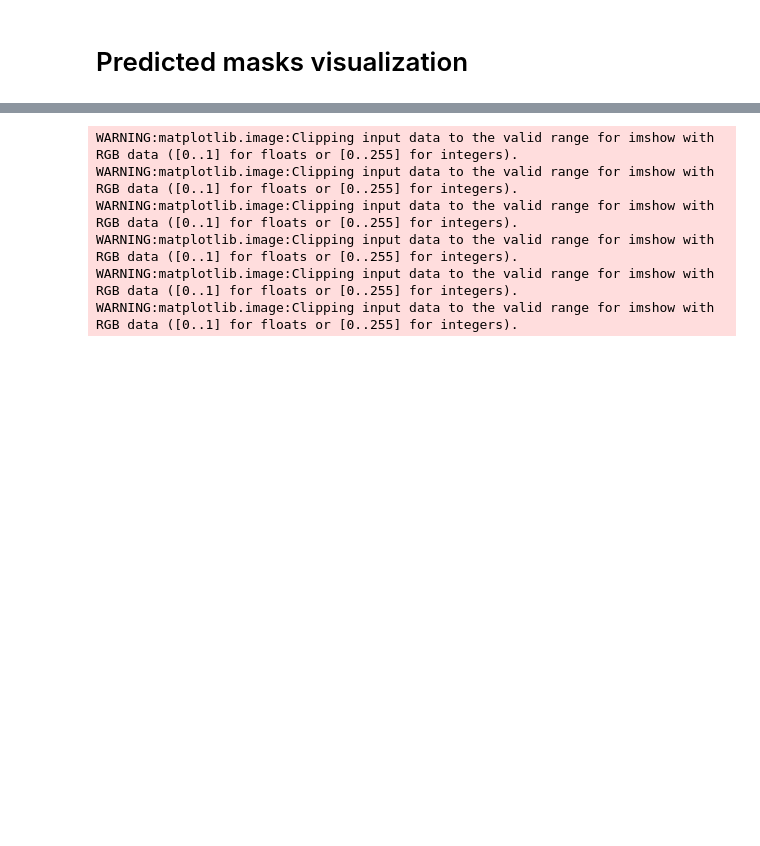
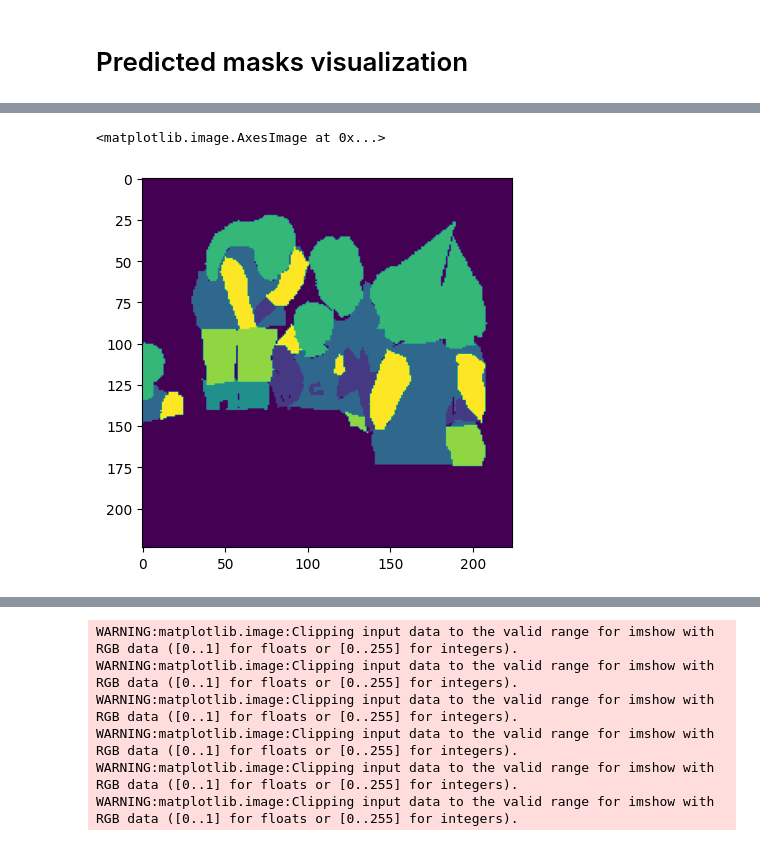
Before and after one commit to Viktor-Sok/Hierarchical_Semantic_Segmentation_Pascal_part, a Jupyter notebook: Notebooks/Model_comparison.ipynb, the cells around one changed output, grey strips where cells are left out. Saved outputs shown, nothing was run; the diff lists cells and outputs as text; code cells hidden in the pictures; blank space fills up the shorter version.

```diff
--- a/Notebooks/Model_comparison.ipynb
+++ b/Notebooks/Model_comparison.ipynb
@@ -349,0 +418,5 @@ Text(0.5, 1.0, 'IouU metrics for each level of hierarchy for model with Focal Tr
+# %%
+plt.imshow(valset_msk[0])
+# %% [output]
+<matplotlib.image.AxesImage at 0x...>
+[figure, added]
```
Also changed, not shown: parts of 28 cells of this notebook.
